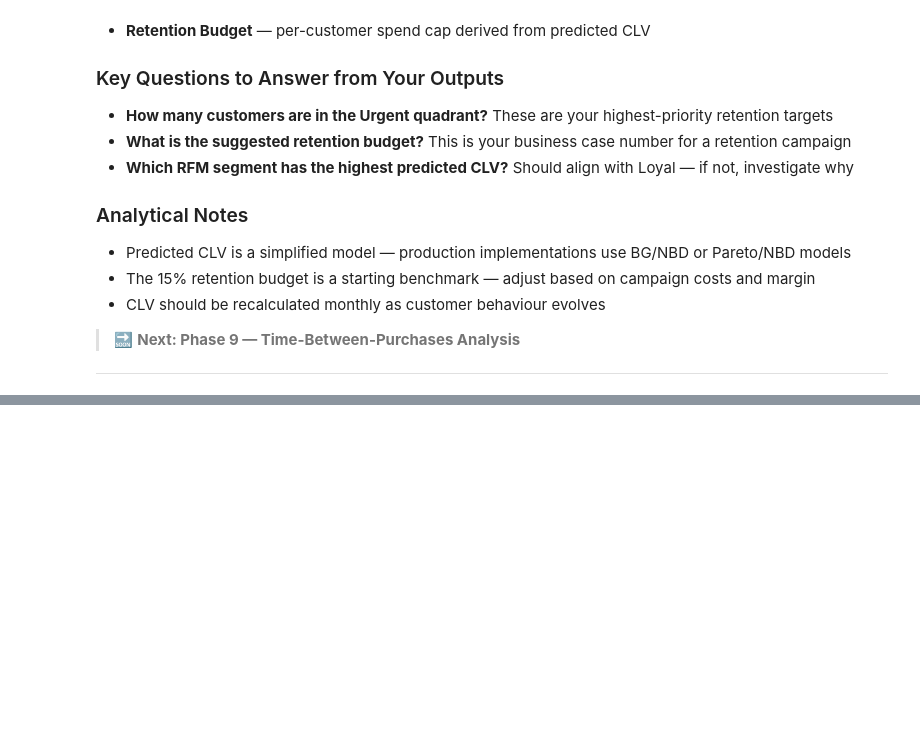
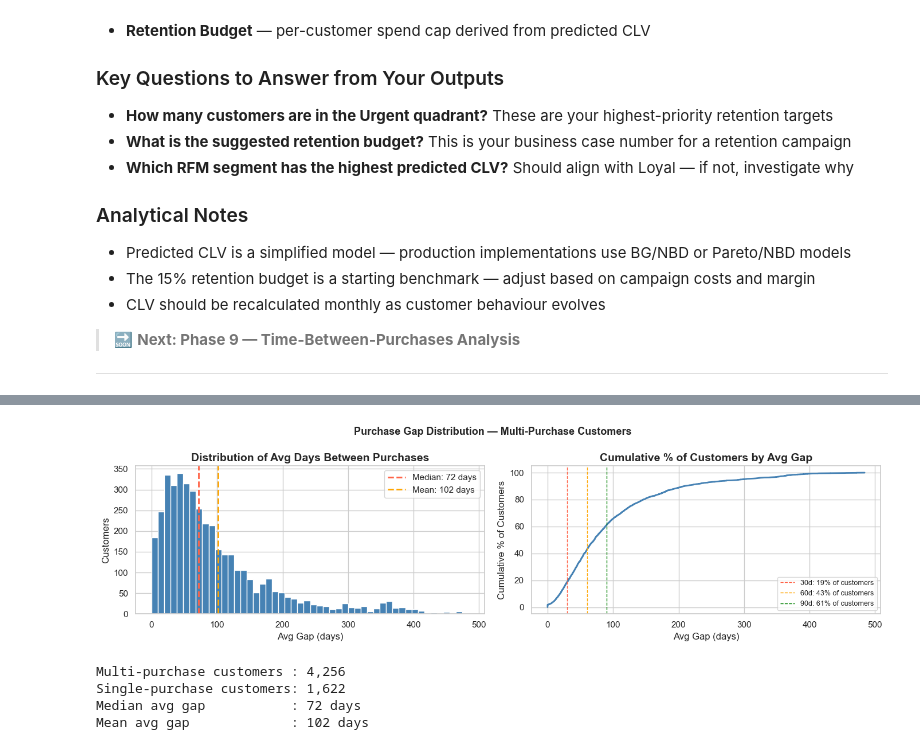
Before and after one commit to asimjamal/Customer-Intelligence-Report, a Jupyter notebook: customer_analytics_eda.ipynb, the cells around one changed output, grey strips where cells are left out. Cells and saved outputs as stored; diff of their text form; code cells hidden in the pictures; blank space fills up the shorter version.

```diff
--- a/customer_analytics_eda.ipynb
+++ b/customer_analytics_eda.ipynb
@@ -2444,0 +2543,54 @@ Customer ID  HistoricalCLV  PredictedCLV  ChurnProbability  RetentionBudget
+# %%
+# ── 9.2  Distribution of Avg Days Between Purchases ─────────────────────────
+#
+# Focus on multi-purchase customers only (single-purchase customers have no gap).
+# We expect a right-skewed distribution — most customers buy every 20-60 days
+# but a long tail of infrequent buyers pulls the mean up.
+
+multi = gap_profiles[gap_profiles["NumGaps"] > 0].copy()
+
+# Cap at 99th percentile for readability
+cap = multi["AvgGap"].quantile(0.99)
+plot_data = multi[multi["AvgGap"] <= cap]
+
+fig, axes = plt.subplots(1, 2, figsize=(14, 4))
+
+# Histogram
+axes[0].hist(plot_data["AvgGap"], bins=50, color="steelblue", edgecolor="white")
+axes[0].axvline(multi["AvgGap"].median(), color="tomato", linestyle="--",
+                linewidth=2, label=f'Median: {multi["AvgGap"].median():.0f} days')
+axes[0].axvline(multi["AvgGap"].mean(), color="orange", linestyle="--",
+                linewidth=2, label=f'Mean: {multi["AvgGap"].mean():.0f} days')
+axes[0].set_title("Distribution of Avg Days Between Purchases")
+axes[0].set_xlabel("Avg Gap (days)")
+axes[0].set_ylabel("Customers")
+axes[0].legend()
+
+# Cumulative distribution
+sorted_gaps = np.sort(plot_data["AvgGap"])
+cum_pct = np.arange(1, len(sorted_gaps)+1) / len(sorted_gaps) * 100
+axes[1].plot(sorted_gaps, cum_pct, color="steelblue", linewidth=2)
+for threshold, color in [(30, "tomato"), (60, "orange"), (90, "green")]:
+    pct = (plot_data["AvgGap"] <= threshold).mean() * 100
+    axes[1].axvline(threshold, color=color, linestyle="--", linewidth=1,
+                   label=f"{threshold}d: {pct:.0f}% of customers")
+axes[1].set_title("Cumulative % of Customers by Avg Gap")
+axes[1].set_xlabel("Avg Gap (days)")
+axes[1].set_ylabel("Cumulative % of Customers")
+axes[1].legend(fontsize=9)
+
+plt.suptitle("Purchase Gap Distribution — Multi-Purchase Customers",
+             fontsize=13, fontweight="bold")
+plt.tight_layout()
+plt.show()
+
+print(f"Multi-purchase customers : {len(multi):,}")
+print(f"Single-purchase customers: {(gap_profiles['NumGaps'] == 0).sum():,}")
+print(f"Median avg gap           : {multi['AvgGap'].median():.0f} days")
+print(f"Mean avg gap             : {multi['AvgGap'].mean():.0f} days")
+# %% [output]
+[figure, added]
+Multi-purchase customers : 4,256
+Single-purchase customers: 1,622
+Median avg gap           : 72 days
+Mean avg gap             : 102 days
```
Also changed, not shown: parts of 8 cells of this notebook.
